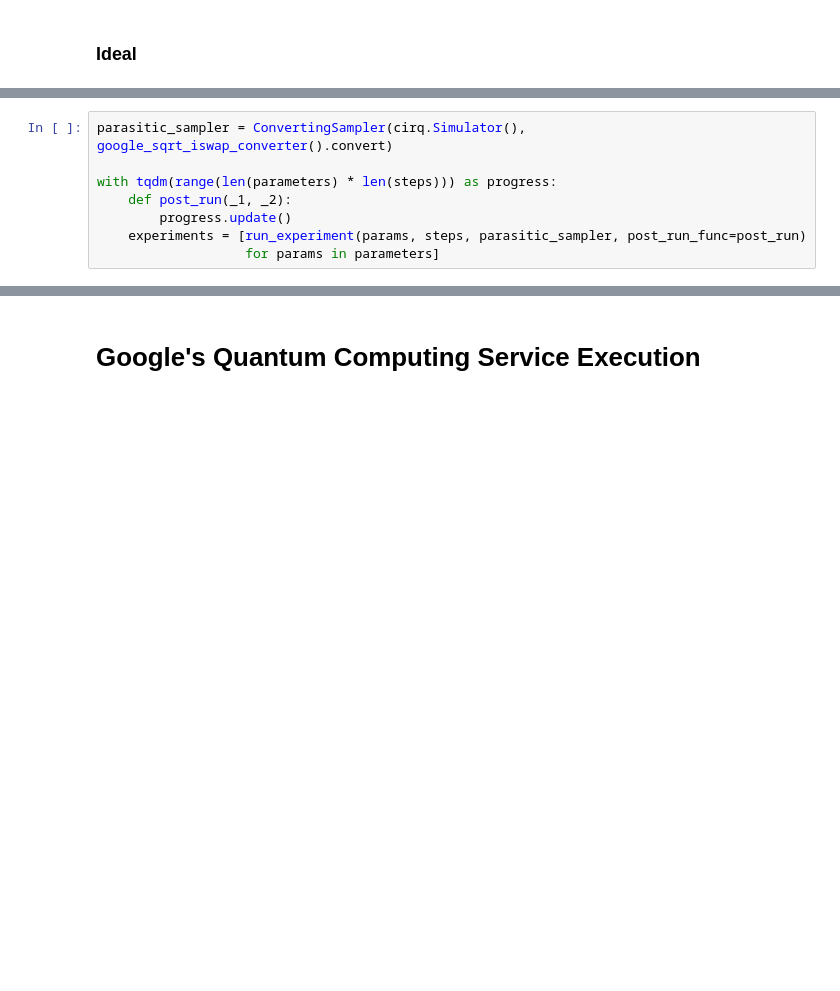
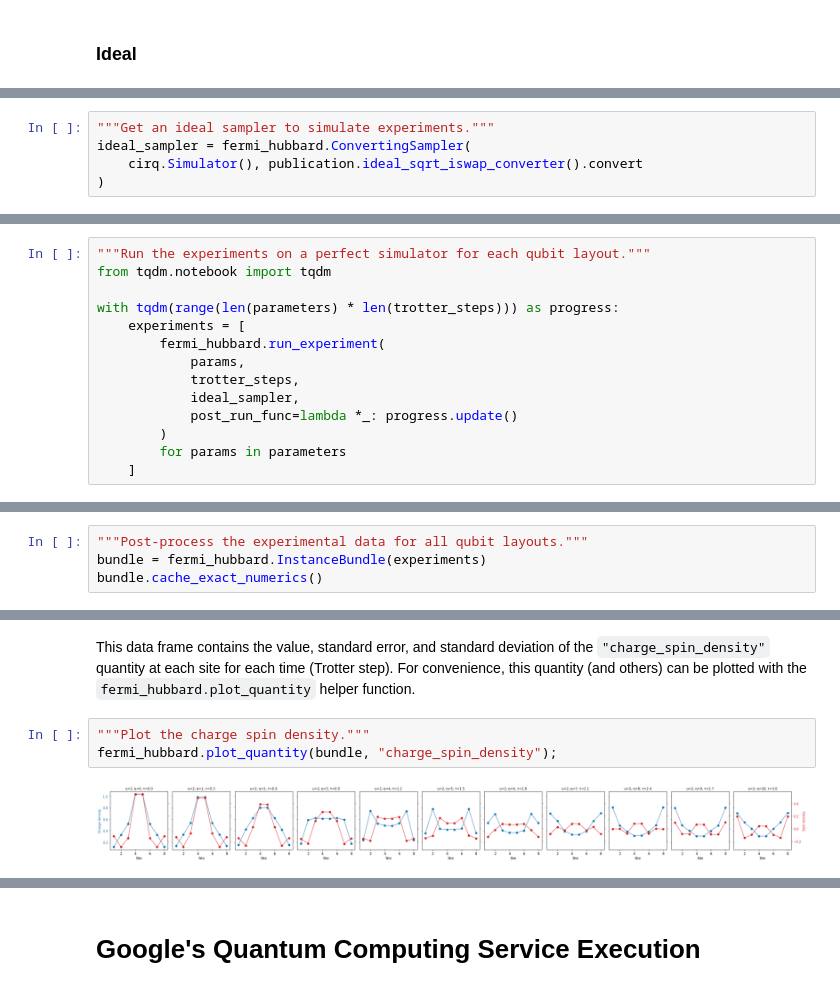
Before and after one commit to quantumlib/ReCirq, a Jupyter notebook: docs/fermi_hubbard/experiment_example.ipynb, the cells around one changed output, grey strips where cells are left out. Drawn from its saved outputs; the diff is of its cells as text; blank space fills up the shorter version.

Commit message:
Polish fermi hubbard experiment example.

```diff
--- a/docs/fermi_hubbard/experiment_example.ipynb
+++ b/docs/fermi_hubbard/experiment_example.ipynb
@@ -132,8 +229,0 @@ The Cirq simulator simulates $\sqrt{\small \mbox{iSWAP}}$ gates perfectly. To ev
-# %%
-parasitic_sampler = ConvertingSampler(cirq.Simulator(), google_sqrt_iswap_converter().convert)
-
-with tqdm(range(len(parameters) * len(steps))) as progress:
-    def post_run(_1, _2):
-        progress.update()
-    experiments = [run_experiment(params, steps, parasitic_sampler, post_run_func=post_run)
-                   for params in parameters]
@@ -146,0 +232,5 @@ plot_quantity(bundle, 'charge_spin_spreading', show_std_error=True);
+# %%
+"""Get an ideal sampler to simulate experiments."""
+ideal_sampler = fermi_hubbard.ConvertingSampler(
+    cirq.Simulator(), publication.ideal_sqrt_iswap_converter().convert
+)
@@ -146,0 +239,14 @@ plot_quantity(bundle, 'charge_spin_spreading', show_std_error=True);
+# %%
+"""Run the experiments on a perfect simulator for each qubit layout."""
+from tqdm.notebook import tqdm
+
+with tqdm(range(len(parameters) * len(trotter_steps))) as progress:
+    experiments = [
+        fermi_hubbard.run_experiment(
+            params,
+            trotter_steps,
+            ideal_sampler,
+            post_run_func=lambda *_: progress.update()
+        )
+        for params in parameters
+    ]
@@ -146,0 +255,4 @@ plot_quantity(bundle, 'charge_spin_spreading', show_std_error=True);
+# %%
+"""Post-process the experimental data for all qubit layouts."""
+bundle = fermi_hubbard.InstanceBundle(experiments)
+bundle.cache_exact_numerics()
@@ -146,0 +302,7 @@ plot_quantity(bundle, 'charge_spin_spreading', show_std_error=True);
+# %% [markdown]
+This data frame contains the value, standard error, and standard deviation of the `"charge_spin_density"` quantity at each site for each time (Trotter step). For convenience, this quantity (and others) can be plotted with the `fermi_hubbard.plot_quantity` helper function.
+# %%
+"""Plot the charge spin density."""
+fermi_hubbard.plot_quantity(bundle, "charge_spin_density");
+# %% [output]
+[figure, added]
```
Also changed, not shown: parts of 90 cells of this notebook.
